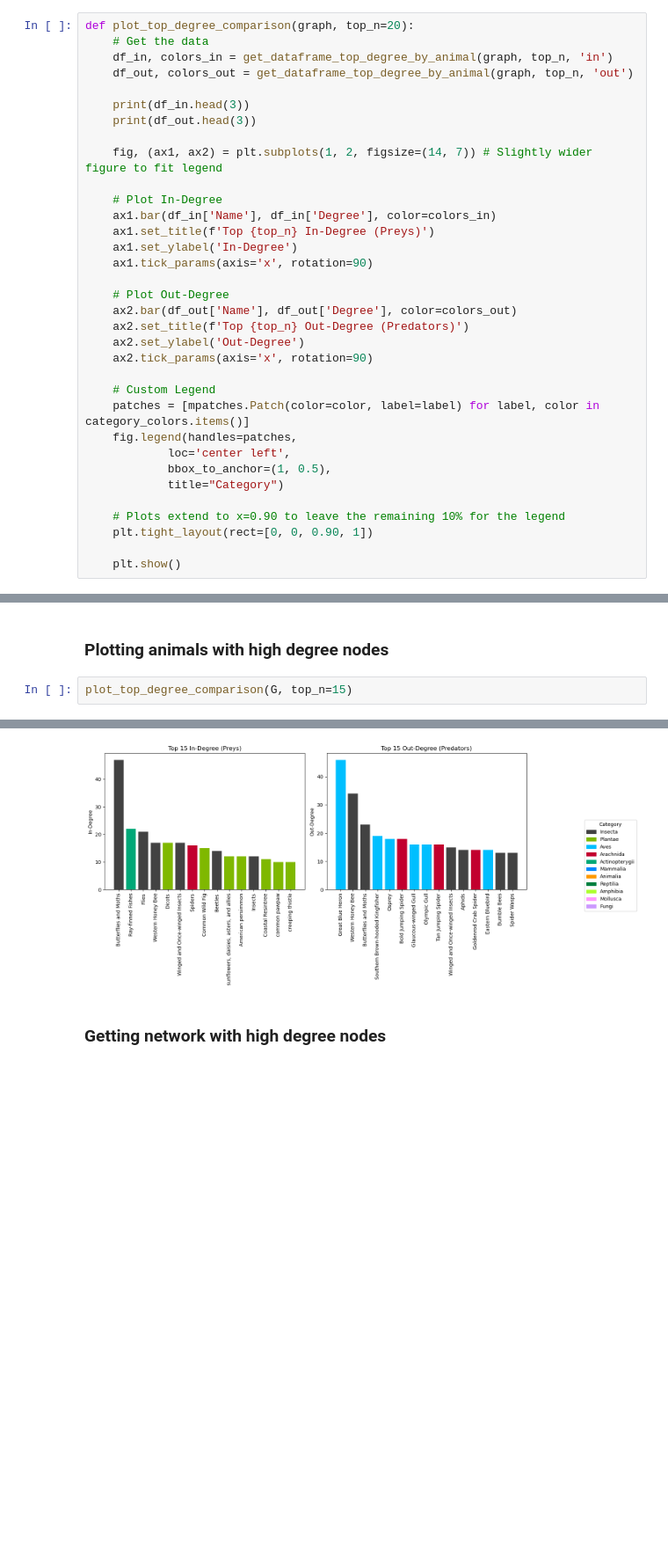
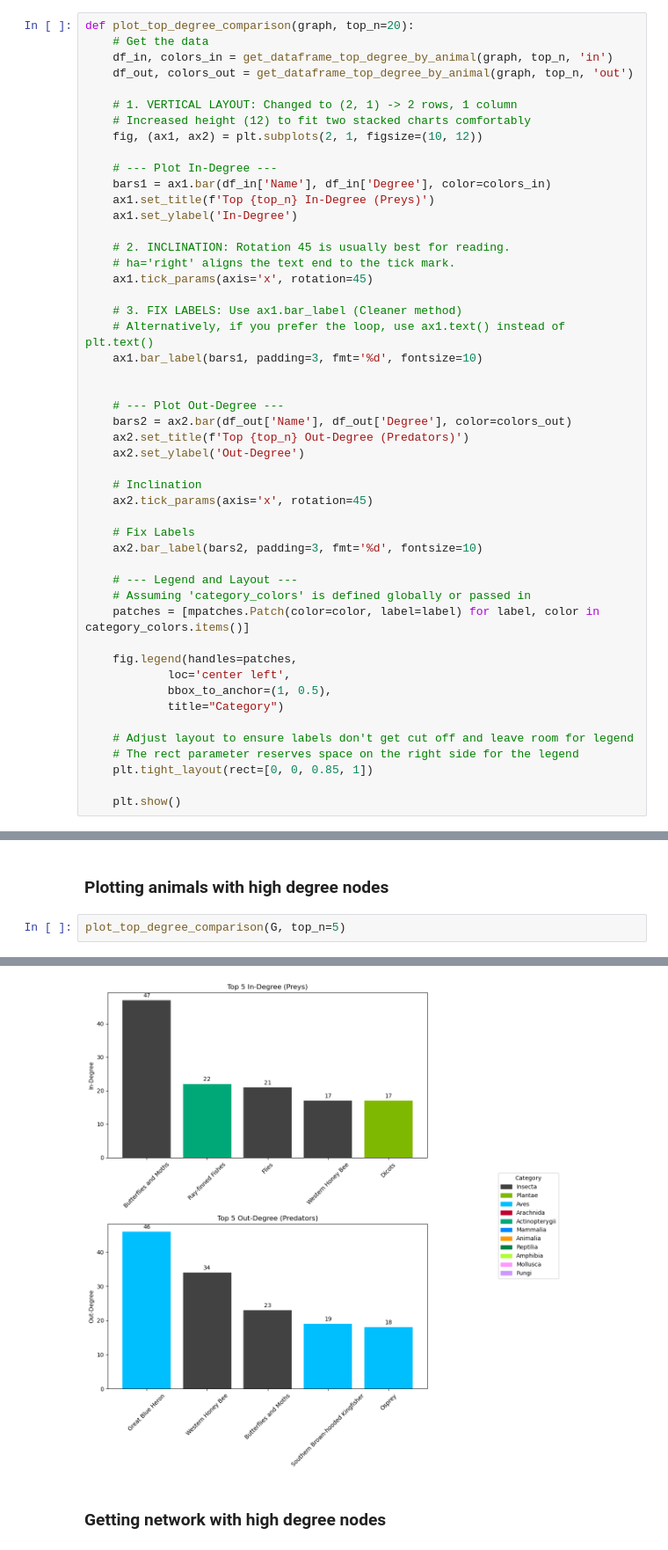
Before and after one commit to yadderace/network_science_project, a Jupyter notebook: notebook/insights_extraction.ipynb, the cells around one changed output, grey strips where cells are left out. Shown at 88% size. Drawn from its saved outputs; the diff is of its cells as text; blank space fills up the shorter version.

```diff
--- a/notebook/insights_extraction.ipynb
+++ b/notebook/insights_extraction.ipynb
@@ -122,32 +147,47 @@ def plot_top_degree_comparison(graph, top_n=20):
     df_in, colors_in = get_dataframe_top_degree_by_animal(graph, top_n, 'in')
     df_out, colors_out = get_dataframe_top_degree_by_animal(graph, top_n, 'out')
 
-    print(df_in.head(3))
-    print(df_out.head(3))
+    # 1. VERTICAL LAYOUT: Changed to (2, 1) -> 2 rows, 1 column
+    # Increased height (12) to fit two stacked charts comfortably
+    fig, (ax1, ax2) = plt.subplots(2, 1, figsize=(10, 12))
 
-    fig, (ax1, ax2) = plt.subplots(1, 2, figsize=(14, 7)) # Slightly wider figure to fit legend
-
-    # Plot In-Degree
-    ax1.bar(df_in['Name'], df_in['Degree'], color=colors_in)
+    # --- Plot In-Degree ---
+    bars1 = ax1.bar(df_in['Name'], df_in['Degree'], color=colors_in)
     ax1.set_title(f'Top {top_n} In-Degree (Preys)')
     ax1.set_ylabel('In-Degree')
-    ax1.tick_params(axis='x', rotation=90)
 
-    # Plot Out-Degree
-    ax2.bar(df_out['Name'], df_out['Degree'], color=colors_out)
+    # 2. INCLINATION: Rotation 45 is usually best for reading.
+    # ha='right' aligns the text end to the tick mark.
+    ax1.tick_params(axis='x', rotation=45)
+
+    # 3. FIX LABELS: Use ax1.bar_label (Cleaner method)
+    # Alternatively, if you prefer the loop, use ax1.text() instead of plt.text()
+    ax1.bar_label(bars1, padding=3, fmt='%d', fontsize=10)
+
+
+    # --- Plot Out-Degree ---
+    bars2 = ax2.bar(df_out['Name'], df_out['Degree'], color=colors_out)
     ax2.set_title(f'Top {top_n} Out-Degree (Predators)')
     ax2.set_ylabel('Out-Degree')
-    ax2.tick_params(axis='x', rotation=90)
 
-    # Custom Legend
+    # Inclination
+    ax2.tick_params(axis='x', rotation=45)
+
+    # Fix Labels
+    ax2.bar_label(bars2, padding=3, fmt='%d', fontsize=10)
+
+    # --- Legend and Layout ---
+    # Assuming 'category_colors' is defined globally or passed in
     patches = [mpatches.Patch(color=color, label=label) for label, color in category_colors.items()]
+
     fig.legend(handles=patches,
             loc='center left',
             bbox_to_anchor=(1, 0.5),
             title="Category")
 
-    # Plots extend to x=0.90 to leave the remaining 10% for the legend
-    plt.tight_layout(rect=[0, 0, 0.90, 1])
+    # Adjust layout to ensure labels don't get cut off and leave room for legend
+    # The rect parameter reserves space on the right side for the legend
+    plt.tight_layout(rect=[0, 0, 0.85, 1])
 
     plt.show()
 # %% [markdown]
@@ -568,5 +627,5 @@ Average length of existing paths: 2.4960758332483945
 # %% [markdown]
 ### Plotting animals with high degree nodes
 # %%
-plot_top_degree_comparison(G, top_n=15)
+plot_top_degree_comparison(G, top_n=5)
 # %% [output]
@@ -581,4 +632,4 @@ plot_top_degree_comparison(G, top_n=15)
-[figure, old version]
+[figure, new version]
 # %% [markdown]
 ### Getting network with high degree nodes
 # %%
```
Also changed, not shown: parts of 22 cells of this notebook, 17 other files.
